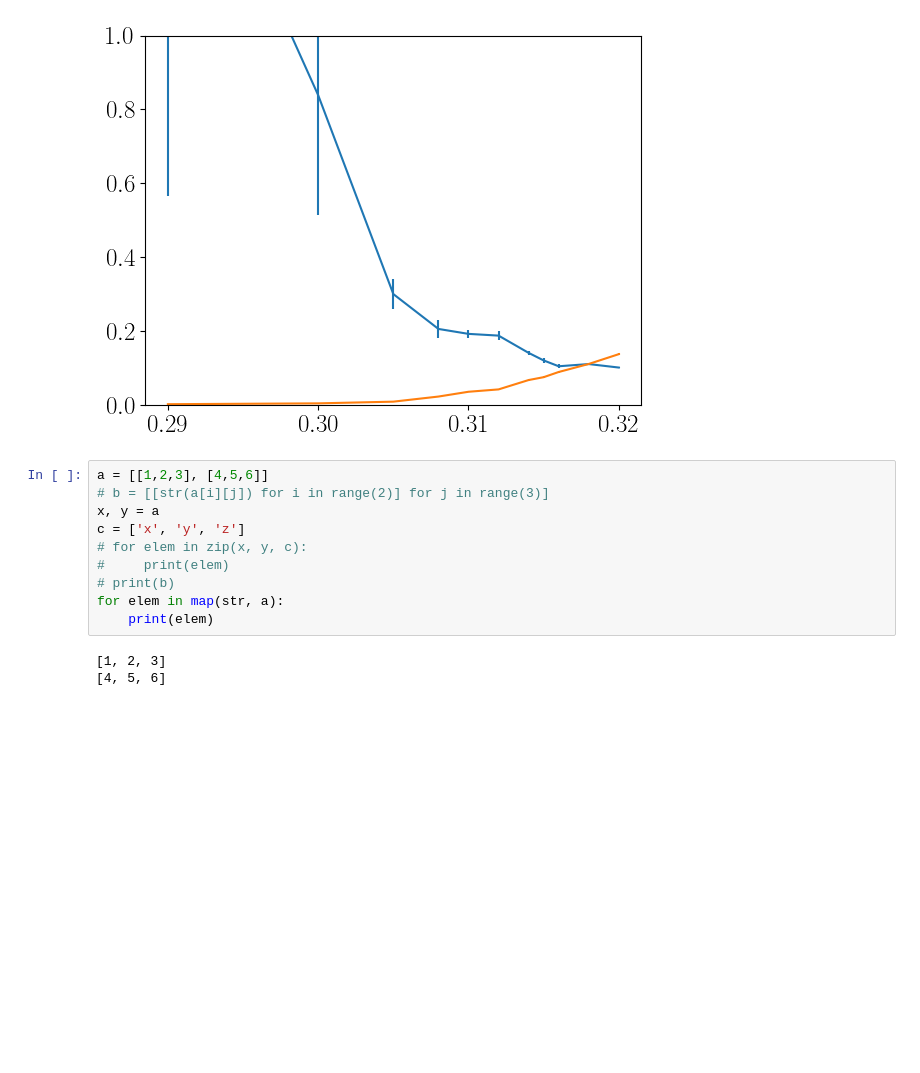
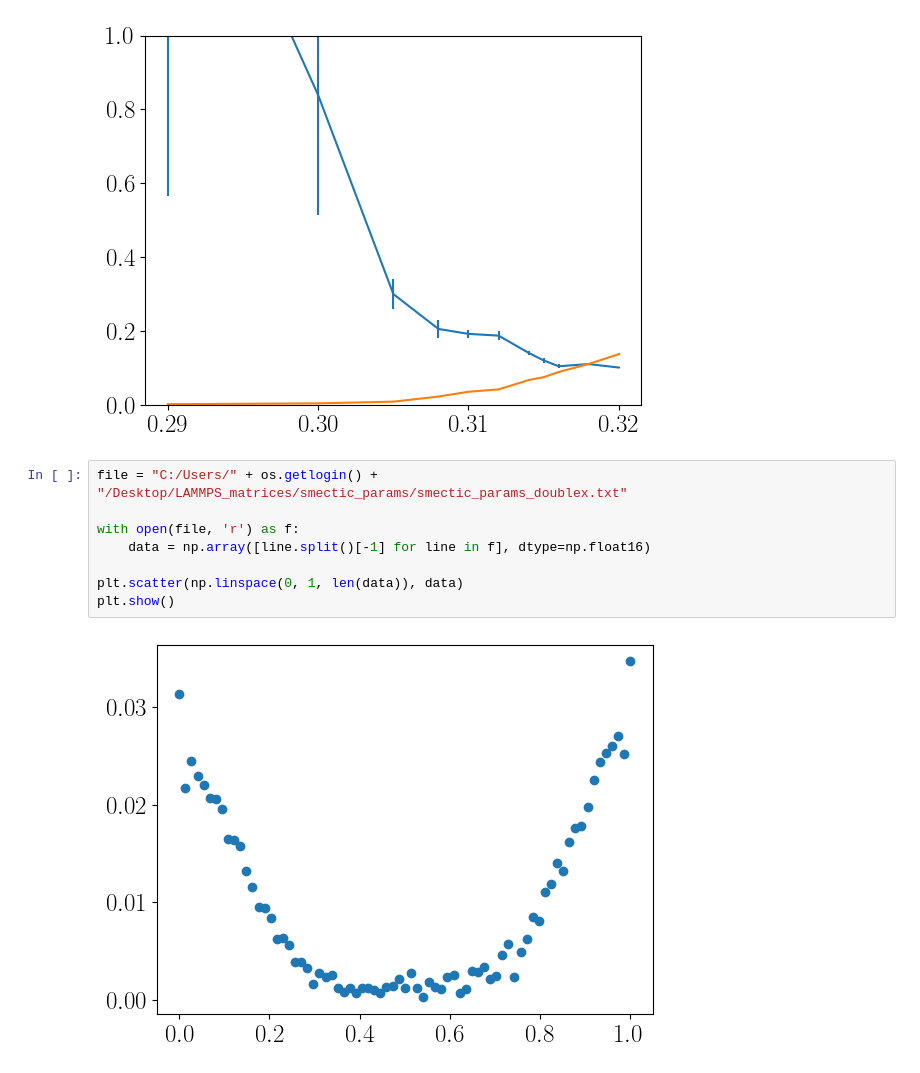
Before and after one commit to smdrzazga/LAMMPS, a Jupyter notebook: plot_printer.ipynb, the cells around one changed output. Cells and saved outputs as stored; diff of their text form; blank space fills up the shorter version.

```diff
--- a/plot_printer.ipynb
+++ b/plot_printer.ipynb
@@ -474,16 +454,13 @@ plt.errorbar(densities[1:], corr_data[1:,i], corr_data[1:,i+1])
 # %% [output]
 <ErrorbarContainer object of 3 artists>
 [figure]
-# %%
-a = [[1,2,3], [4,5,6]]
-# b = [[str(a[i][j]) for i in range(2)] for j in range(3)]
-x, y = a
-c = ['x', 'y', 'z']
-# for elem in zip(x, y, c):
-#     print(elem)
-# print(b)
-for elem in map(str, a):
-    print(elem)
-# %% [output]
-[1, 2, 3]
-[4, 5, 6]
+# %%
+file = "C:/Users/" + os.getlogin() + "/Desktop/LAMMPS_matrices/smectic_params/smectic_params_doublex.txt"
+
+with open(file, 'r') as f:
+    data = np.array([line.split()[-1] for line in f], dtype=np.float16)
+
+plt.scatter(np.linspace(0, 1, len(data)), data)
+plt.show()
+# %% [output]
+[figure, added]
```
Also changed, not shown: parts of 5 cells of this notebook, 5 other files.
